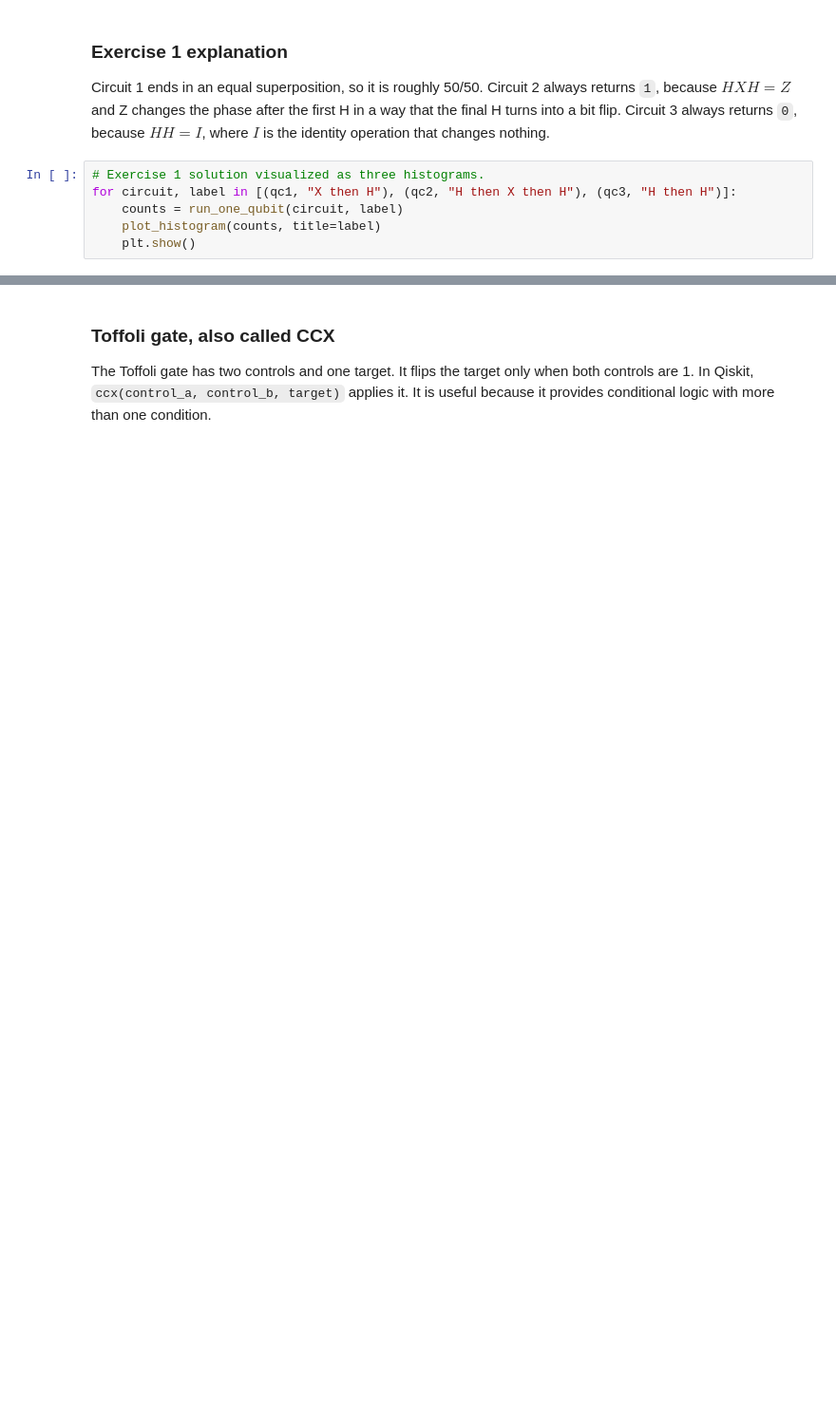
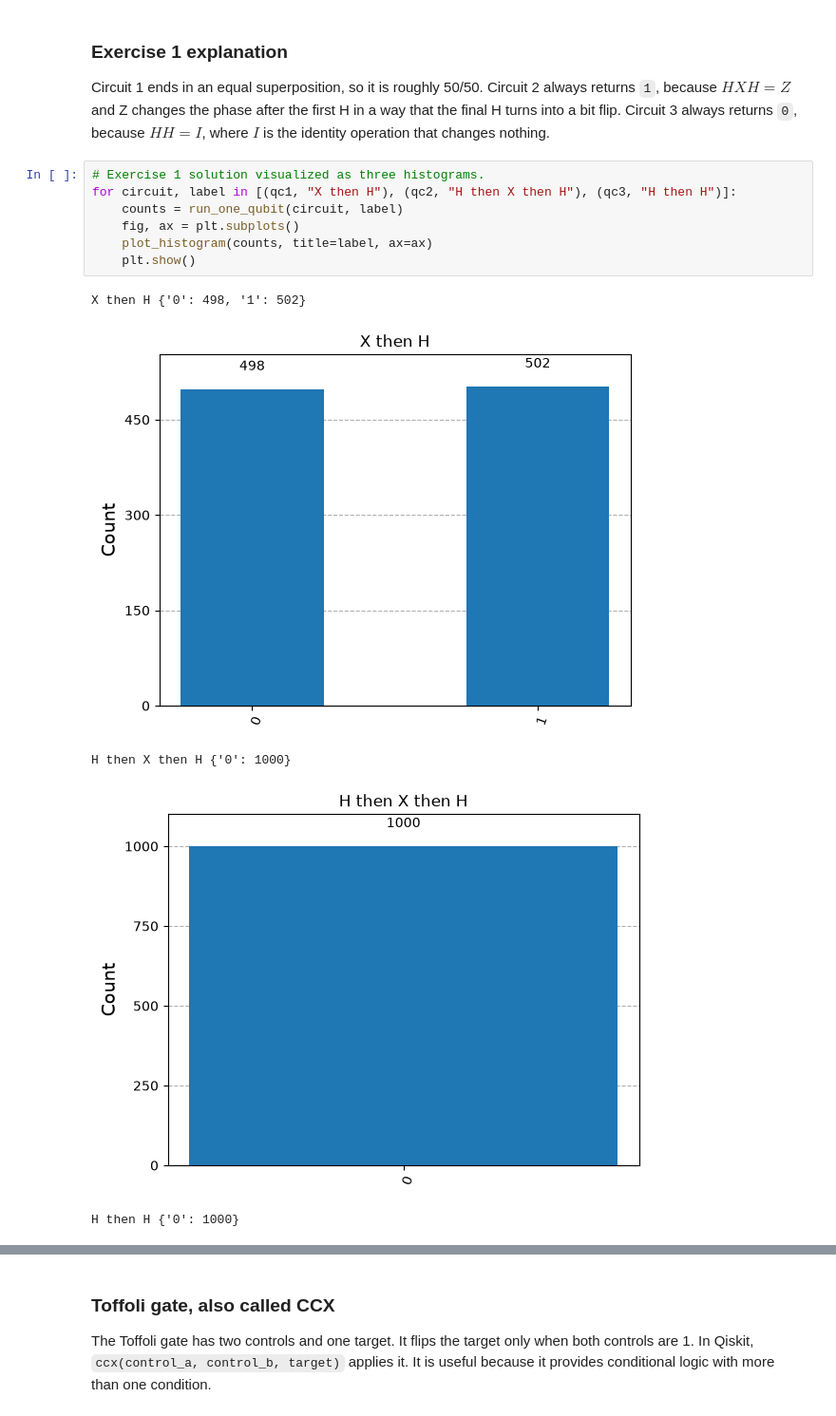
Before and after one commit to aanxnd/zero-to-shor, a Jupyter notebook: intro_to_quantum_with_qiskit_beginner_edition (1).ipynb, the cells around one changed output, grey strips where cells are left out. Shown at 95% size. Saved outputs shown, nothing was run; the diff lists cells and outputs as text; blank space fills up the shorter version.

```diff
--- a/intro_to_quantum_with_qiskit_beginner_edition (1).ipynb
+++ b/intro_to_quantum_with_qiskit_beginner_edition (1).ipynb
@@ -213,6 +275,13 @@ Circuit 1 ends in an equal superposition, so it is roughly 50/50. Circuit 2 alwa
 # %%
 # Exercise 1 solution visualized as three histograms.
 for circuit, label in [(qc1, "X then H"), (qc2, "H then X then H"), (qc3, "H then H")]:
     counts = run_one_qubit(circuit, label)
-    plot_histogram(counts, title=label)
+    fig, ax = plt.subplots()
+    plot_histogram(counts, title=label, ax=ax)
     plt.show()
+# %% [output]
+X then H {'0': 498, '1': 502}
+[figure, added]
+H then X then H {'0': 1000}
+[figure, added]
+H then H {'0': 1000}
```
Also changed, not shown: parts of 39 cells of this notebook.
